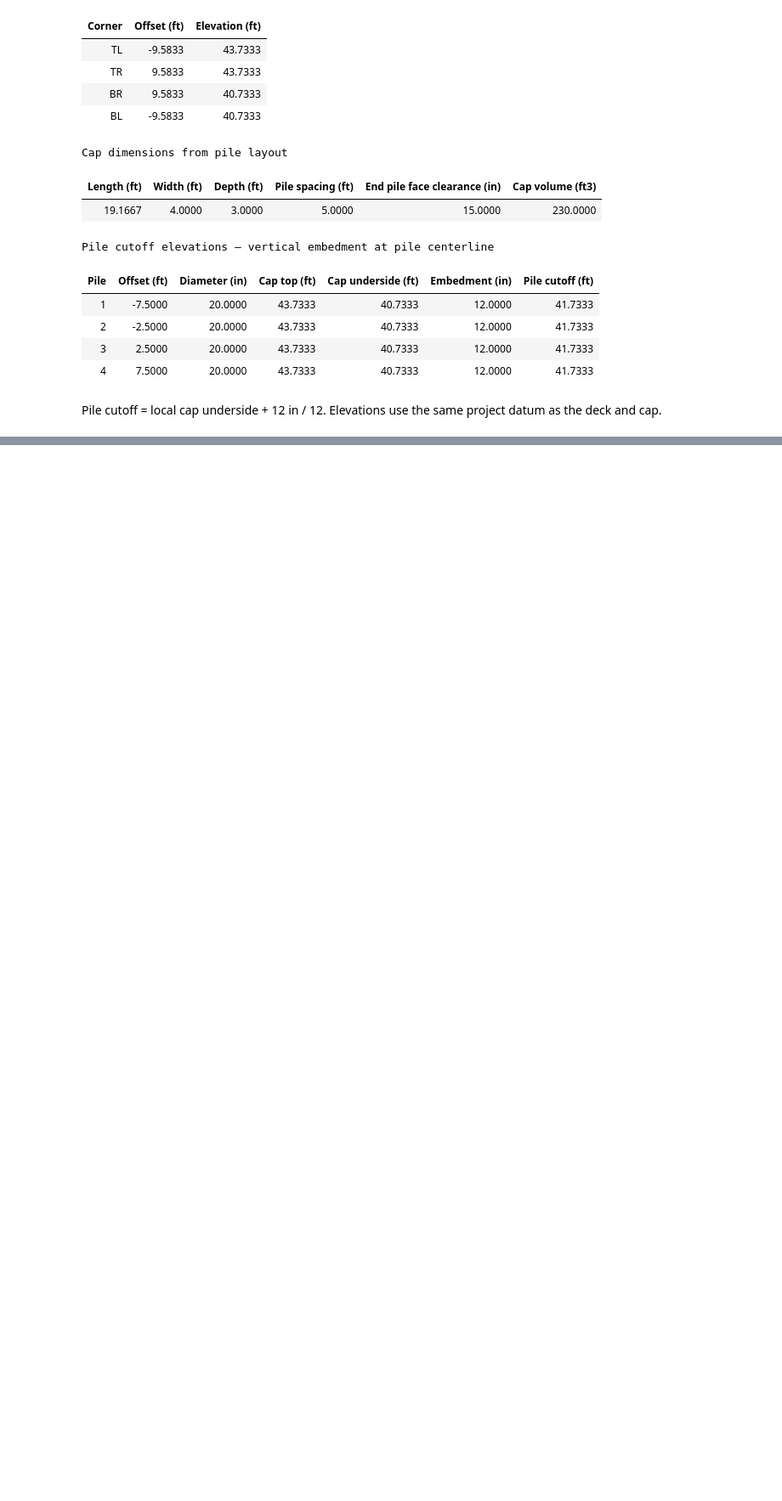
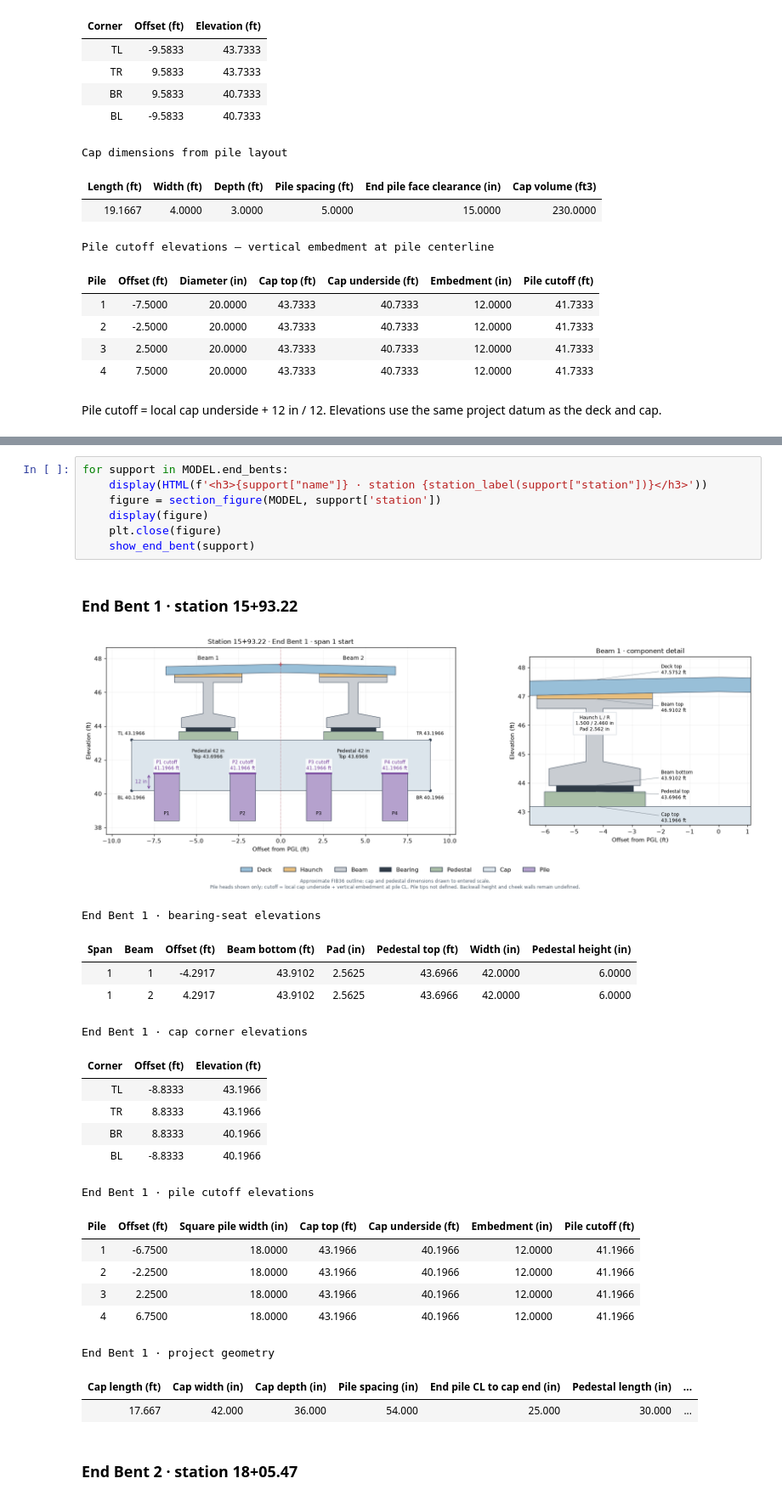
Before and after one commit to joshstructure/D2MPDB, a Jupyter notebook: Bridge_Geometry_2 Beam_V2.ipynb, the cells around one changed output, grey strips where cells are left out. Shown at 85% size. Drawn from its saved outputs; the diff is of its cells as text; blank space fills up the shorter version.

```diff
--- a/Bridge_Geometry_2 Beam_V2.ipynb
+++ b/Bridge_Geometry_2 Beam_V2.ipynb
@@ -1060,0 +1240,30 @@ Pile cutoff = local cap underside + 12 in / 12. Elevations use the same project
+# %%
+for support in MODEL.end_bents:
+    display(HTML(f'<h3>{support["name"]} · station {station_label(support["station"])}</h3>'))
+    figure = section_figure(MODEL, support['station'])
+    display(figure)
+    plt.close(figure)
+    show_end_bent(support)
+# %% [output]
+End Bent 1 · station 15+93.22
+[figure, added]
+End Bent 1 · bearing-seat elevations
+| Span | Beam | Offset (ft) | Beam bottom (ft) | Pad (in) | Pedestal top (ft) | Width (in) | Pedestal height (in) |
+| 1 | 1 | -4.2917 | 43.9102 | 2.5625 | 43.6966 | 42.0000 | 6.0000 |
+| 1 | 2 | 4.2917 | 43.9102 | 2.5625 | 43.6966 | 42.0000 | 6.0000 |
+End Bent 1 · cap corner elevations
+| Corner | Offset (ft) | Elevation (ft) |
+| TL | -8.8333 | 43.1966 |
+| TR | 8.8333 | 43.1966 |
+| BR | 8.8333 | 40.1966 |
+| BL | -8.8333 | 40.1966 |
+End Bent 1 · pile cutoff elevations
+| Pile | Offset (ft) | Square pile width (in) | Cap top (ft) | Cap underside (ft) | Embedment (in) | Pile cutoff (ft) |
+| 1 | -6.7500 | 18.0000 | 43.1966 | 40.1966 | 12.0000 | 41.1966 |
+| 2 | -2.2500 | 18.0000 | 43.1966 | 40.1966 | 12.0000 | 41.1966 |
+| 3 | 2.2500 | 18.0000 | 43.1966 | 40.1966 | 12.0000 | 41.1966 |
+| 4 | 6.7500 | 18.0000 | 43.1966 | 40.1966 | 12.0000 | 41.1966 |
+End Bent 1 · project geometry
+| Cap length (ft) | Cap width (in) | Cap depth (in) | Pile spacing (in) | End pile CL to cap end (in) | Pedestal length (in) | ... |
+| 17.667 | 42.000 | 36.000 | 54.000 | 25.000 | 30.000 | ... |
+End Bent 2 · station 18+05.47
```
Also changed, not shown: parts of 14 cells of this notebook, 2 other files.
